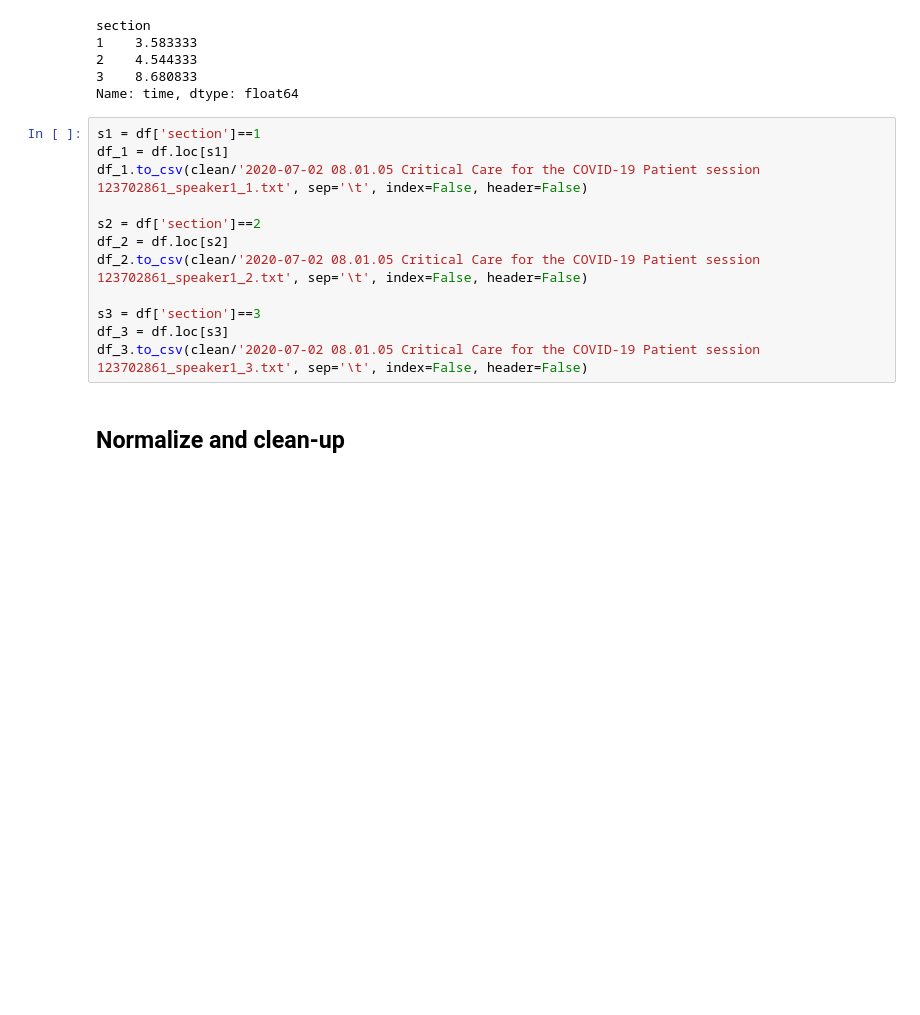
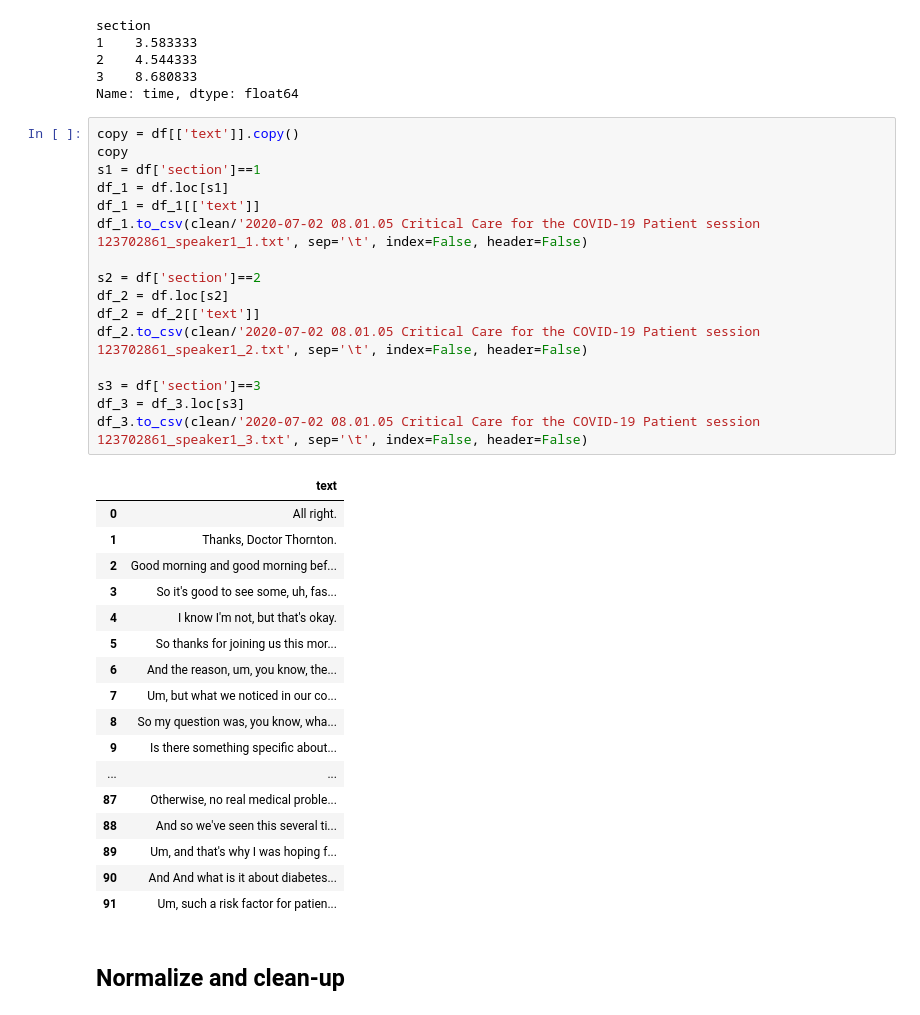
Before and after one commit to arivargasb/ProjectECHO, a Jupyter notebook: notebooks/ECHO video analysis by section_criticalCare.ipynb, the cells around one changed output. Saved outputs shown, nothing was run; the diff lists cells and outputs as text; blank space fills up the shorter version.

Commit message:
changes to text files

```diff
--- a/notebooks/ECHO video analysis by section_criticalCare.ipynb
+++ b/notebooks/ECHO video analysis by section_criticalCare.ipynb
@@ -230,17 +230,39 @@ section
 3    8.680833
 Name: time, dtype: float64
 # %%
+copy = df[['text']].copy()
+copy
 s1 = df['section']==1
 df_1 = df.loc[s1]
+df_1 = df_1[['text']]
 df_1.to_csv(clean/'2020-07-02 08.01.05 Critical Care for the COVID-19 Patient session 123702861_speaker1_1.txt', sep='\t', index=False, header=False)
 
 s2 = df['section']==2
 df_2 = df.loc[s2]
+df_2 = df_2[['text']]
 df_2.to_csv(clean/'2020-07-02 08.01.05 Critical Care for the COVID-19 Patient session 123702861_speaker1_2.txt', sep='\t', index=False, header=False)
 
 s3 = df['section']==3
-df_3 = df.loc[s3]
+df_3 = df_3.loc[s3]
 df_3.to_csv(clean/'2020-07-02 08.01.05 Critical Care for the COVID-19 Patient session 123702861_speaker1_3.txt', sep='\t', index=False, header=False)
+# %% [output]
+|  | text |
+| 0 | All right. |
+| 1 | Thanks, Doctor Thornton. |
+| 2 | Good morning and good morning bef... |
+| 3 | So it's good to see some, uh, fas... |
+| 4 | I know I'm not, but that's okay. |
+| 5 | So thanks for joining us this mor... |
+| 6 | And the reason, um, you know, the... |
+| 7 | Um, but what we noticed in our co... |
+| 8 | So my question was, you know, wha... |
+| 9 | Is there something specific about... |
+| ... | ... |
+| 87 | Otherwise, no real medical proble... |
+| 88 | And so we've seen this several ti... |
+| 89 | Um, and that's why I was hoping f... |
+| 90 | And And what is it about diabetes... |
+| 91 | Um, such a risk factor for patien... |
 # %% [markdown]
 ## Normalize and clean-up
 # %% [markdown]
```
Also changed, not shown: 2 other files.
